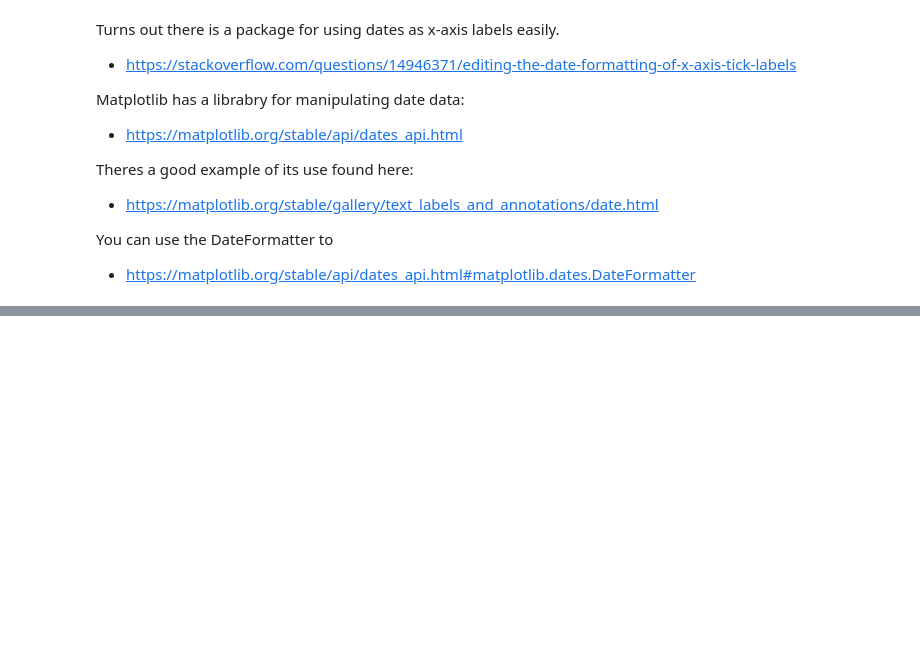
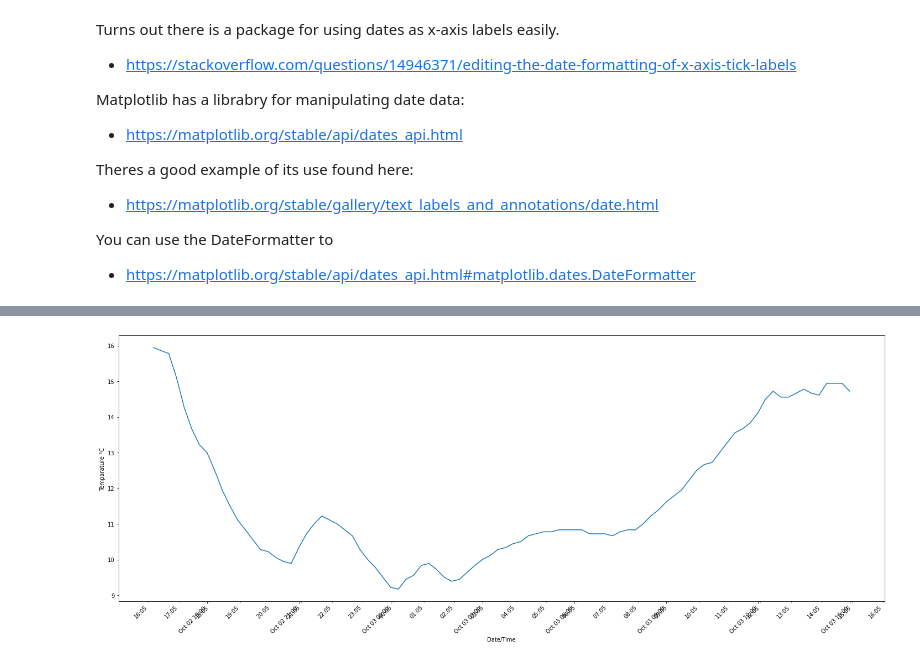
Before and after one commit to holmstead/PFDA, a Jupyter notebook: assignments/assignment2-weather.ipynb, the cells around one changed output, grey strips where cells are left out. Saved outputs shown, nothing was run; the diff lists cells and outputs as text; code cells hidden in the pictures; blank space fills up the shorter version.

```diff
--- a/assignments/assignment2-weather.ipynb
+++ b/assignments/assignment2-weather.ipynb
@@ -267,0 +183,32 @@ plt.setp(labels, rotation=45, horizontalalignment="right")
+# %%
+# Set up the canvas
+fig, ax = plt.subplots(figsize=(20, 8))
+
+# Define x and y values
+x = df["reportStartDateTime"]
+y = df["dryBulbTemperature_Celsius"]
+
+# Create the plot
+ax.plot(x, y)
+
+# Decorate the plot
+ax.set_xlabel("Date/Time")
+ax.set_ylabel("Temparature °C")
+
+# Set the major ticks to format the date labels
+ax.xaxis.set_major_formatter(DateFormatter("%b %d %H:%M"))
+
+# Set minor ticks at 30-minute intervals
+ax.xaxis.set_minor_locator(MinuteLocator(interval=60))
+
+# Display minor tick labels (optional)
+ax.xaxis.set_minor_formatter(DateFormatter("%H:%M"))
+
+# Rotate and align both major and minor tick labels for better readability
+for label in ax.get_xticklabels(which='both'):
+    label.set_rotation(45)
+    label.set_horizontalalignment('right')
+
+plt.tight_layout()
+# %% [output]
+[figure, added]
```
Also changed, not shown: parts of 17 cells of this notebook.
